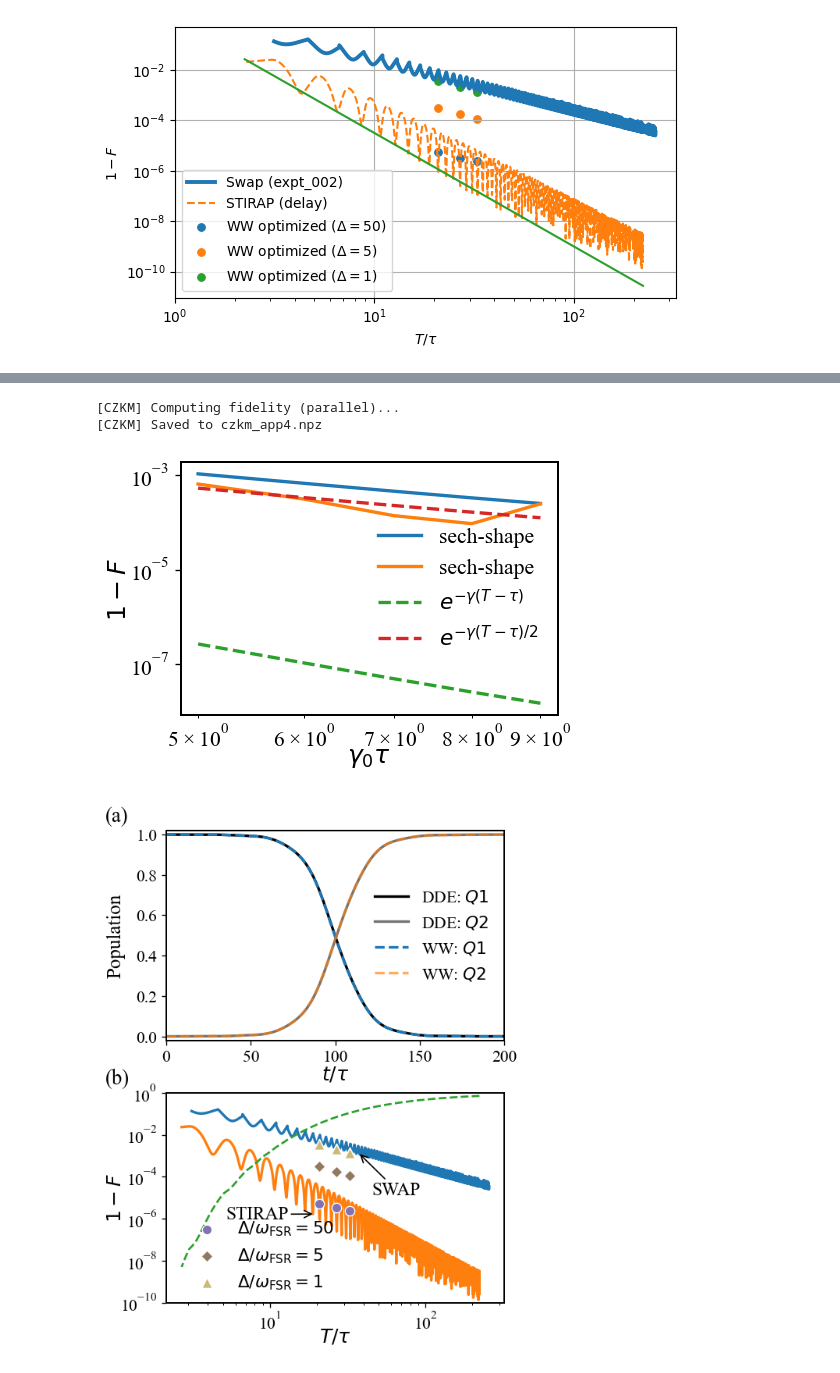
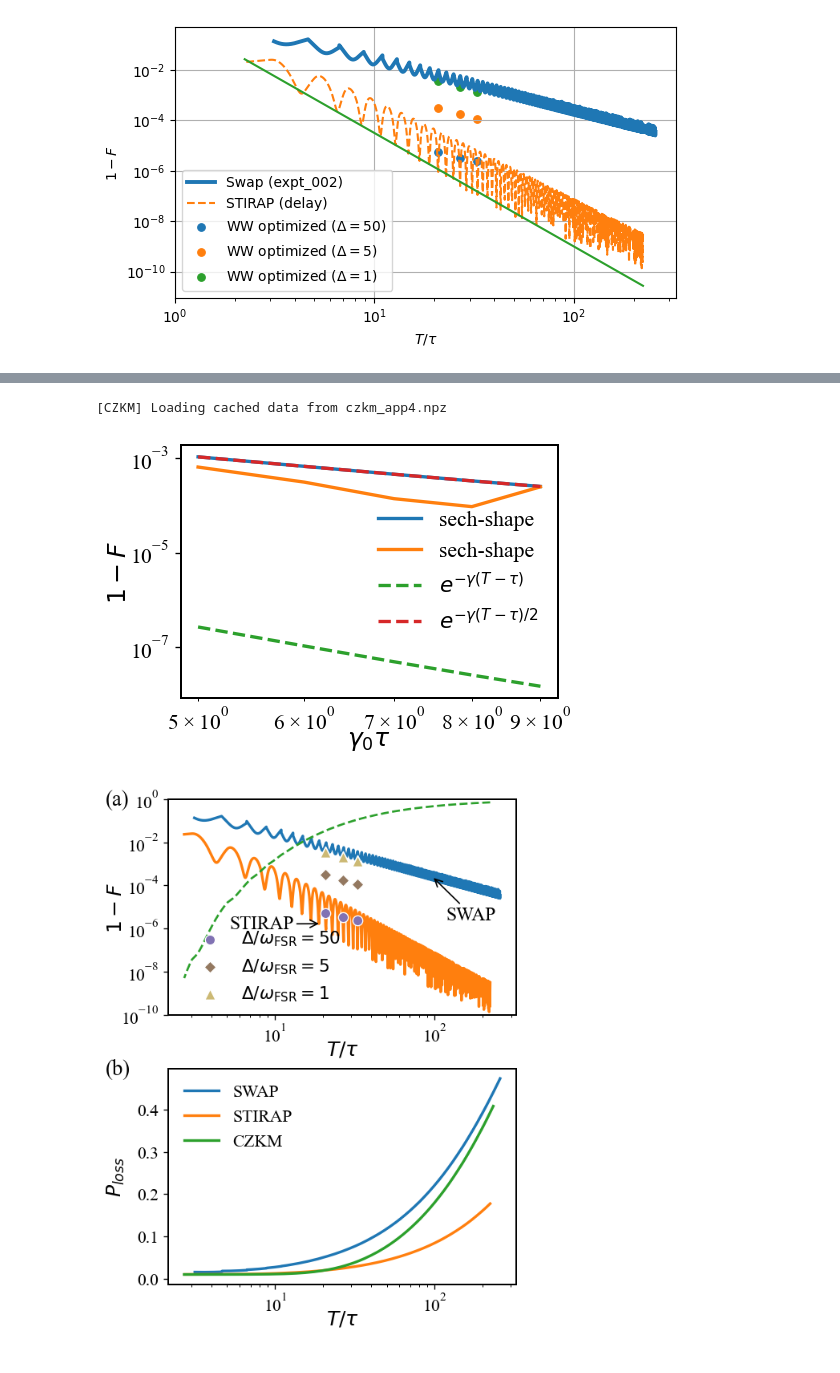
Before and after one commit to Taitoos2/non_markovian_qubit_swap, a Jupyter notebook: Idea_3.ipynb, the cells around one changed output, grey strips where cells are left out. Saved outputs shown, nothing was run; the diff lists cells and outputs as text; code cells hidden in the pictures.

```diff
--- a/Idea_3.ipynb
+++ b/Idea_3.ipynb
@@ -269,23 +184,23 @@ CZKM_app(
     cache_file="czkm_app4.npz",
     filename="fig_czkm_app4.pdf",
     show=True,
-    overwrite=True,
+    overwrite=False,
     dde_solver="simple",
 )
 # %% [output]
-[CZKM] Computing fidelity (parallel)...
-[CZKM] Saved to czkm_app4.npz
+[CZKM] Loading cached data from czkm_app4.npz
-[figure, old version]
+[figure, new version]
 # %%
 from expt_sets import fig_paper_QST_and_IF_vs_T
 
 fig_paper_QST_and_IF_vs_T(
     tau=1.0,
     gamma=0.1,
     T_dyn=200,
     figsize=(4.3, 6),
-    save="figure_qst.pdf",
+    save="figure_qst2.pdf",
     hspace=0.25,
+    kappa=0.01,
 )
 # %% [output]
-[figure, old version]
+[figure, new version]
```
Also changed, not shown: parts of 13 cells of this notebook, 15 other files.
